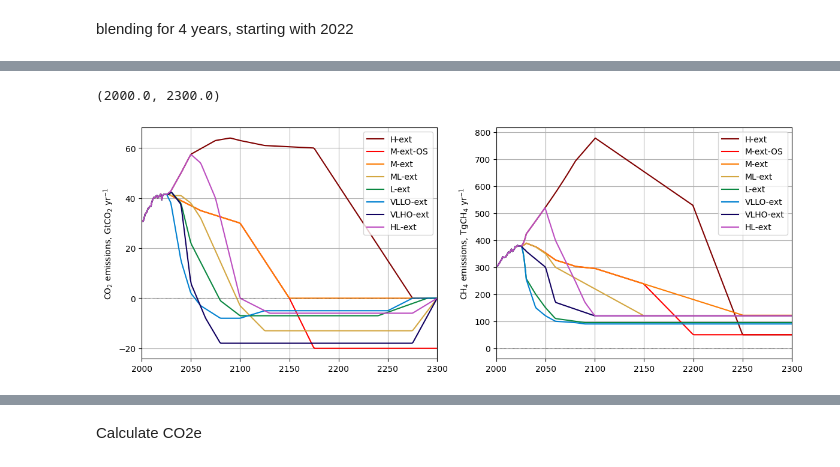
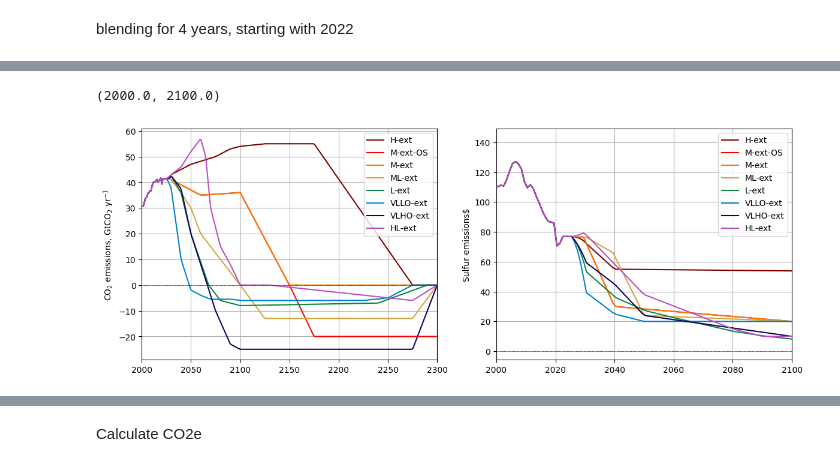
Before and after one commit to chrisroadmap/cmip7-scenariomip, a Jupyter notebook: notebooks/extensions.ipynb, the cells around one changed output, grey strips where cells are left out. Drawn from its saved outputs; the diff is of its cells as text; code cells hidden in the pictures.

```diff
--- a/notebooks/extensions.ipynb
+++ b/notebooks/extensions.ipynb
@@ -73,0 +191,6 @@ ch4dict[scens[7]]=[[2050,2060,2080,2090,2100],[np.nan,400,250,170,120]]#    HL-e
+# %%
+for i in scens:
+    pl.plot(ch4dict[i][0], ch4dict[i][1], label=ldict[i], color=colors[i])
+
+pl.legend()
+pl.xlim(2020, 2300)
@@ -160,21 +286,28 @@ array([3.03303324, 3.03303324, 5.36208637, 5.30342398, 4.52187722,
 scens_shrt=[ldict[s] for s in scens]
 # %%
 sdict={}
-sdict[scens[0]]=[[2025,2030,2040,2050,2075,2090,2100,2125,2175,2275],[np.nan,43, 50, 57.5, 63 ,64, 63,61, 60,0]] # H-ext
+sdict[scens[0]]=[[2025,2030,2040,2050,2075,2090,2100,2125,2175,2275],[np.nan,43, 45, 47, 50 ,53, 54,55, 55,0]] # H-ext
 #sdict[scens[1]]=[[2025,2030,2040,2050,2075,2100,2160,2200,2350,2400],[np.nan,43, 50, 57.5, 68 , 74,
 #       0,-34,-34,0]]# H-ext-OS
-sdict[scens[1]]=[[2025,2030,2060,2100,2150,2175,2325,2350],[np.nan,41,35,30,0,-20,-20,0]]# M-extOS
+sdict[scens[1]]=[[2025,2030,2060,2100,2150,2175,2325,2350],[np.nan,41,35,36,0,-20,-20,0]]# M-extOS
 
 #sdict[scens[2]]=[[2125,2200],[np.NaN,0]]# M-ext
-sdict[scens[2]]=[[2025,2030,2060,2100,2150],[np.nan,41,35,30,0]]# M-ext
+sdict[scens[2]]=[[2025,2030,2060,2100,2150],[np.nan,41,35,36,0]]# M-ext
 #sdict[scens[3]]=[[2025,2030,2040,2050,2074,2110,2250,2275],[np.NaN,44,44,10,-3,-13,-13,-ncflr[3]]]# ML-ext
 
-sdict[scens[3]]=[[2025,2030,2040,2050,2060,2100,2125,2275,2300],[np.nan,41,41,38,32,-3,-13,-13,0]]# ML-ext
+sdict[scens[3]]=[[2025,2030,2040,2050,2060,2100,2125,2275,2300],[np.nan,41,36,30,20,0,-13,-13,0]]# ML-ext
 #sdict[scens[4]]=[[2025,2030,2040,2050,2080,2100,2240,2290],[np.nan,40,35,25,0,-7,-7,0]]# L-ext
-sdict[scens[4]]=[[2025,2030,2040,2050,2080,2100,2240,2290],[np.nan,42.5,38,22,-1,-7,-7,0]]# L-ext
+sdict[scens[4]]=[[2025,2030,2040,2050,2068,2080,2100,2240,2290],[np.nan,42.5,36,20,0,-6,-8,-7,0]]# L-ext
 sdict[scens[5]]=[[2025,2030,2040,2050,2060,2070,2080,2090,2100,2125,2225,2250,2275],
-                 [np.nan,37.5,15,2,-3,-5.5,-8,-8,-8,-5,-5,-5,0]]# 'VLLO-ext'
+                 [np.nan,37.5,10,-2,-4,-5.5,-5.5,-5.5,-6,-6,-6,-5,0]]# 'VLLO-ext'
 
 #sdict[scens[6]]=[[2125,2150,2250,2275],[np.NaN,-25,-25,0]]# 'VLLO-ext'
-sdict[scens[6]]=[[2025,2030,2040,2050,2065,2080,2100,2150,2275,2300],[np.nan,42.5,37.5,6,-8,-18,-18,-18,-18,0]]# 'VLHO-ext'
-sdict[scens[7]]=[[2025,2030,2040,2050,2060,2075,2100,2130,2275,2300],[np.nan,43, 50, 57.5,54, 40 , 0,-6,-6,0]]# HL-ext
+sdict[scens[6]]=[[2025,2030,2040,2050,2075,2090,2100,2150,2275,2300],[np.nan,42.5,37.5,20,-10,-23,-25,-25,-25,0]]# 'VLHO-ext'
+sdict[scens[7]]=[[2025,2030,2040,2050,2060,2065,2070,2080,2090,2100,2130,2275,2300],[np.nan,43, 46, 52,57, 50,30 ,15, 8,0,0,-6,0]]# HL-ext
+# %%
+for i in scens:
+    pl.plot(sdict[i][0], sdict[i][1], label=ldict[i], color=colors[i])
+
+pl.legend()
+pl.xlim(2020, 2100)
+pl.grid(   )
@@ -214,34 +343,34 @@ for i in np.arange(0,byrs):
 # %%
 fig, ax = pl.subplots(nrows=1,ncols=2,figsize=(14,5))
 for scenario in f.scenarios:
     ax[0].plot(
         f.timepoints,
         (
             f.emissions.sel(scenario=scenario, specie="CO2 FFI", config=f.configs[0]) +
             f.emissions.sel(scenario=scenario, specie="CO2 AFOLU", config=f.configs[0])
         ),
         label=ldict[scenario],
         color=colors[scenario]
     )
 ax[0].set_ylabel("CO$_2$ emissions, GtCO$_2$ yr$^{-1}$")
 ax[0].axhline(ls=':', color='k', lw=0.5)
 ax[0].legend()
 ax[0].grid()
 ax[0].set_xlim(2000,2300)
 for scenario in f.scenarios:
     ax[1].plot(
         f.timepoints,
         (
-            f.emissions.sel(scenario=scenario, specie="CH4", config=f.configs[0])
+            f.emissions.sel(scenario=scenario, specie="Sulfur", config=f.configs[0])
         ),
         label=ldict[scenario],
         color=colors[scenario]
     )
-ax[1].set_ylabel("CH$_4$ emissions, TgCH$_4$ yr$^{-1}$")
+ax[1].set_ylabel("Sulfur emissions$")
 ax[1].axhline(ls=':', color='k', lw=0.5)
 ax[1].legend()
 ax[1].grid()
-ax[1].set_xlim(2000,2300)
+ax[1].set_xlim(2000,2100)
 # %% [output]
-(2000.0, 2300.0)
+(2000.0, 2100.0)
-[figure, old version]
+[figure, new version]
```
Also changed, not shown: parts of 32 cells of this notebook, 5 other files.
